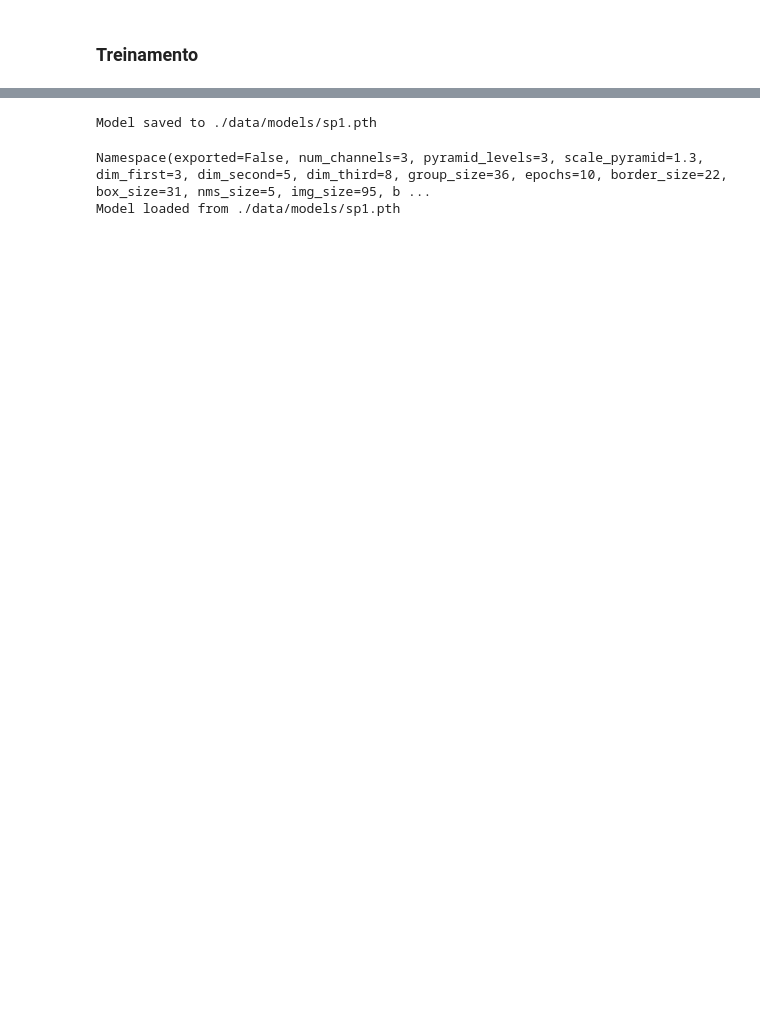
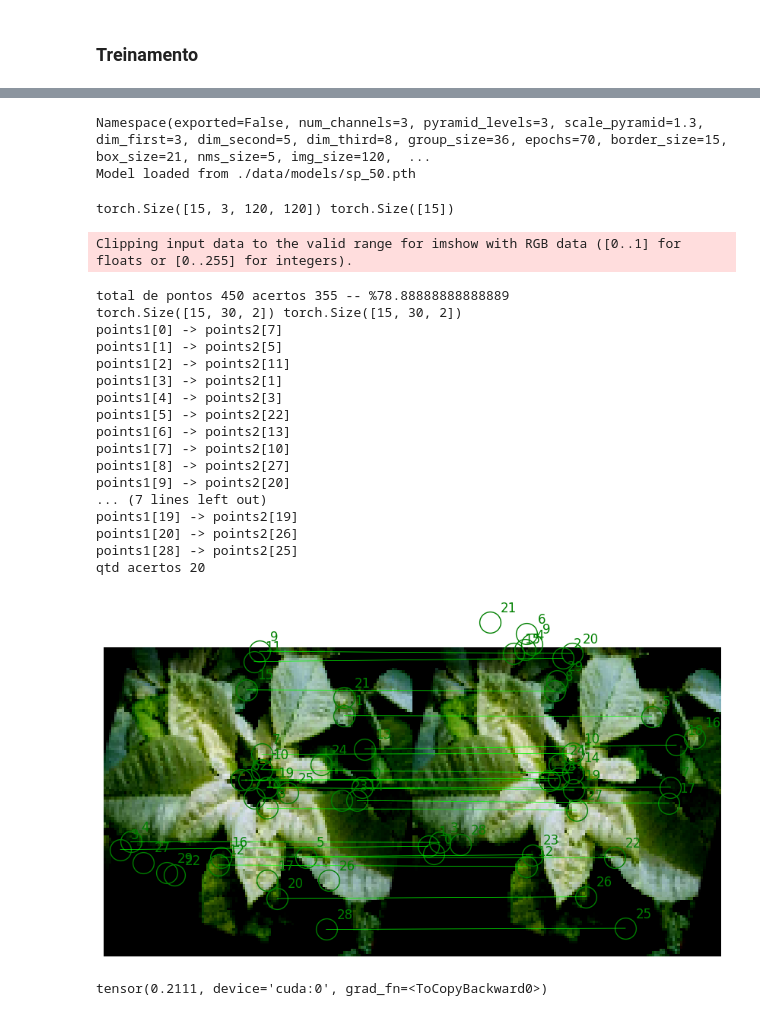
Before and after one commit to binarycode11/singular-points, a Jupyter notebook: singular_points copy.ipynb, the cells around one changed output, grey strips where cells are left out. Drawn from its saved outputs; the diff is of its cells as text; code cells hidden in the pictures; blank space fills up the shorter version.

```diff
--- a/singular_points copy.ipynb
+++ b/singular_points copy.ipynb
@@ -546,10 +557,10 @@ criterion_d = triplet_loss(is_ssim=args.is_loss_ssim, margim=args.margin_loss)
 # %%
 gc.collect()
 torch.cuda.empty_cache()
-args.epochs=10
+args.epochs=50
 i_epoch = 0
 loss = 0
-optimizer = optim.Adam(model.parameters(), lr=0.05, weight_decay=0.0001)
+optimizer = optim.Adam(model.parameters(), lr=0.005, weight_decay=0.0001)
 scheduler = ExponentialLR(optimizer, gamma=0.50)
 
 best_loss = float('inf')
@@ -560,7 +571,7 @@ model=SingularPoints(args).to(device)
 print("epoca {} loss {}".format(i_epoch, loss))
 for epoch in range(i_epoch, args.epochs):
     # Atualizar a taxa de aprendizado
-    if (epoch % 3 == 0) and (epoch != 0):
+    if (epoch % 5 == 0) and (epoch != 0):
         scheduler.step()
 
     running_loss = train_one_epoch(model, trainloader, optimizer=optimizer, loss_map=criterion_d,loss_point=loss_point,device=device,transformations=transformations)
@@ -576,7 +587,7 @@ for epoch in range(i_epoch, args.epochs):
         epochs_without_improvement += 1
 
     # Verificar a condição de parada
-    if epochs_without_improvement == 10:
+    if epochs_without_improvement == 20:
         print(f"No improvement in loss for {epochs_without_improvement} epochs. Training stopped.")
         break
 
@@ -605,13 +627,64 @@ def load_model(model, filepath):
 # teste = model.copy()
 path_siamese = './data/models/sp1.pth'
 # save_model(model,path_siamese)
-save_model(model,path_siamese)
-# %% [output]
-Model saved to ./data/models/sp1.pth
 # %%
+path_siamese = './data/models/sp_50.pth'
 model = SingularPoints(args=args).to(device)
 load_model(model,path_siamese)
 # %% [output]
-Namespace(exported=False, num_channels=3, pyramid_levels=3, scale_pyramid=1.3, dim_first=3, dim_second=5, dim_third=8, group_size=36, epochs=10, border_size=22, box_size=31, nms_size=5, img_size=95, b ...
-Model loaded from ./data/models/sp1.pth
+Namespace(exported=False, num_channels=3, pyramid_levels=3, scale_pyramid=1.3, dim_first=3, dim_second=5, dim_third=8, group_size=36, epochs=70, border_size=15, box_size=21, nms_size=5, img_size=120,  ...
+Model loaded from ./data/models/sp_50.pth
+# %%
+iterator=iter(testloader)
+img,labels = next(iterator)
+print(img.shape,labels.shape)
+img = img.to(device)
+model.eval()
+with torch.no_grad():
+  mask = criar_mascara(img.shape[0],img.shape[-1],args.border_size).to(device)
+  features_key_summary,features_ori_summary,batch_points=predict_all_points(img,mask)
+  batch_t,mask_t,features_key_summary_t,features_ori_summary_t,batch_points_t = transformations(img,mask,features_key_summary,features_ori_summary,batch_points.to(device))# transformar orientacoes e pontos
+  features_key_summary_t2,features_ori_summary_t2,batch_points_t2 =predict_all_points(batch_t,mask_t)# prever os pontos da imagem transformada
+# %% [output]
+torch.Size([15, 3, 120, 120]) torch.Size([15])
+# %%
+INDEX =0
+lista_correspondencias = find_matching_in_batch(batch_points_t2.cpu(),batch_points_t.cpu(),threshold=4)
+acertos = 0
+for correspondencias in lista_correspondencias:
+  acertos +=len(correspondencias)
+
+q,p,_ = batch_points_t.shape
+total = q*p
+print("total de pontos {} acertos {} -- %{}".format(total,acertos,acertos*100/total))
+
+print(batch_points_t2.shape,batch_points_t.shape)
+for (idx1,idx2) in lista_correspondencias[INDEX]:
+    print(f"points1[{idx1}] -> points2[{idx2}]")
+print(f"qtd acertos {len(lista_correspondencias[INDEX])}")
+plot_matches_keypoints(batch_t[INDEX].permute(1,2,0), batch_points_t2[INDEX].cpu(), batch_t[INDEX].permute(1,2,0), batch_points_t[INDEX].cpu(),lista_correspondencias[INDEX])
+
+loss_col = loss_point(lista_correspondencias,n_pontos=POINTS_LIMIT)
+loss_col
+# %% [output]
+Clipping input data to the valid range for imshow with RGB data ([0..1] for floats or [0..255] for integers).
+total de pontos 450 acertos 355 -- %78.88888888888889
+torch.Size([15, 30, 2]) torch.Size([15, 30, 2])
+points1[0] -> points2[7]
+points1[1] -> points2[5]
+points1[2] -> points2[11]
+points1[3] -> points2[1]
+points1[4] -> points2[3]
+points1[5] -> points2[22]
+points1[6] -> points2[13]
+points1[7] -> points2[10]
+points1[8] -> points2[27]
+points1[9] -> points2[20]
+... (7 lines left out)
+points1[19] -> points2[19]
+points1[20] -> points2[26]
+points1[28] -> points2[25]
+qtd acertos 20
+[figure, added]
+tensor(0.2111, device='cuda:0', grad_fn=<ToCopyBackward0>)
 # %%
```
Also changed, not shown: parts of 14 cells of this notebook, 4 other files.
